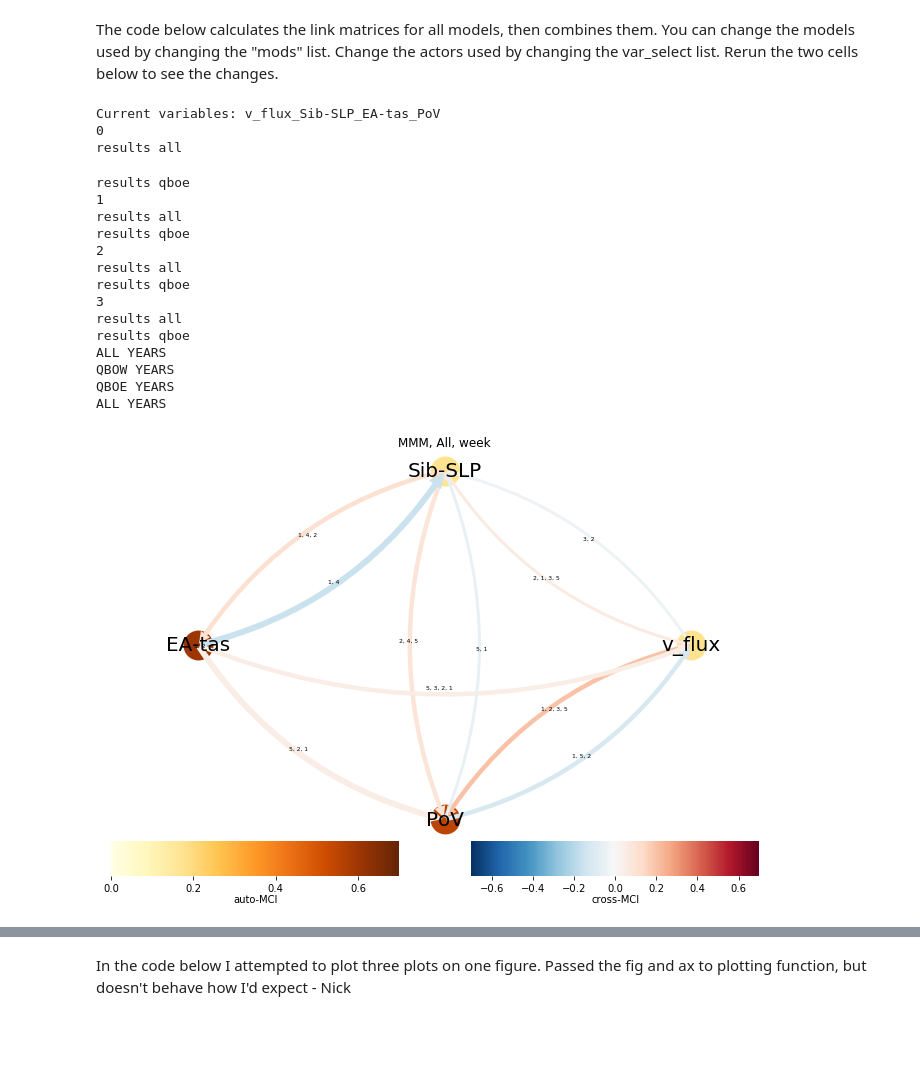
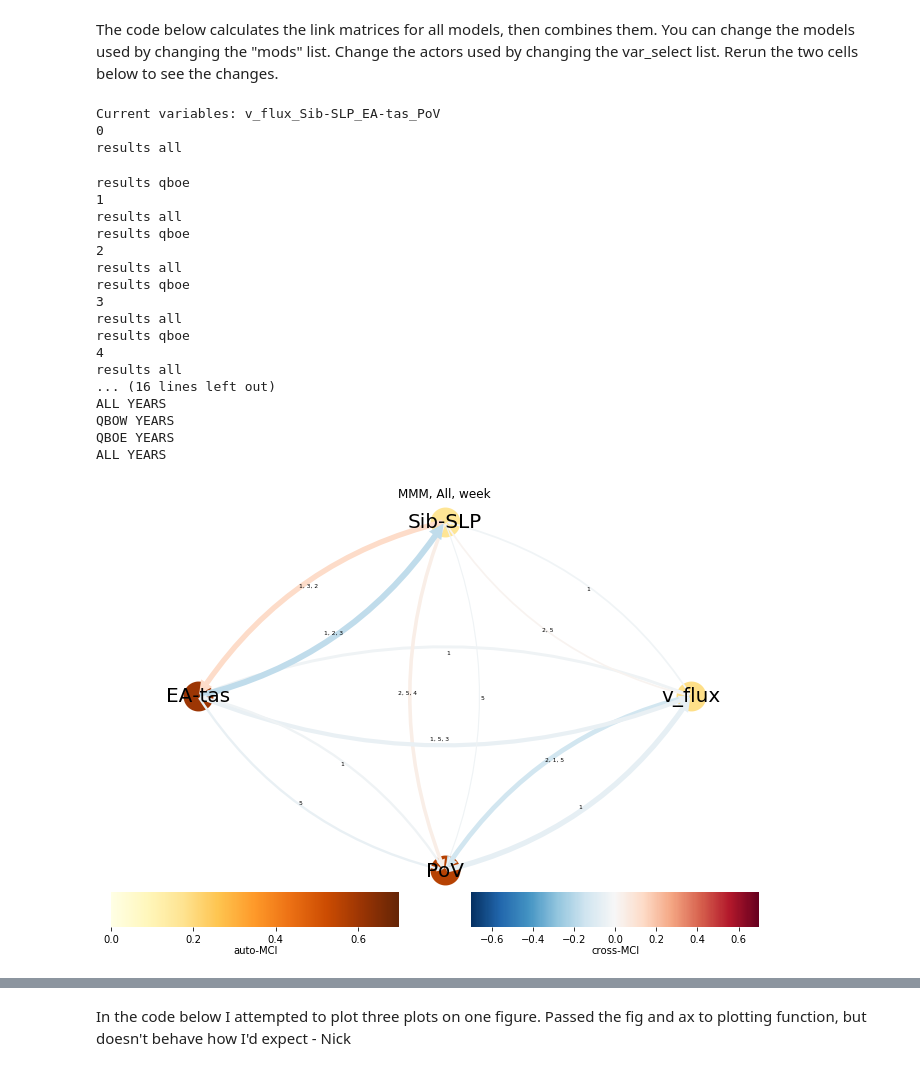
Before and after one commit to nltyrrell/qboicen_ipynb, a Jupyter notebook: ensemble_QBOi_CEN_Exp1_day.ipynb, the cells around one changed output, grey strips where cells are left out. Drawn from its saved outputs; the diff is of its cells as text; code cells hidden in the pictures; blank space fills up the shorter version.

```diff
--- a/ensemble_QBOi_CEN_Exp1_day.ipynb
+++ b/ensemble_QBOi_CEN_Exp1_day.ipynb
@@ -284,0 +297,7 @@ mirocmiroc_esm_abs_week_r3 = weekmean(mirocmiroc_esm_r3)
+# %%
+for v in vlist:
+    for mn, m in enumerate(mods):
+        plt.figure(figsize=(15,3))
+        plt.plot(pd.to_datetime(m.index)[0:400],m[v][0:400])
+        plt.title(mod_name[mn]+", "+v,size=20)
+        plt.grid('on')
@@ -564,31 +598,30 @@ def run_and_plot_prepare_ensemble(dataframe, cond_ind_test, var_select, tau_max,
 ### WORKING QBOE/W MASK
 ###
 
-mods = [cam_noqbo,cccmacmam_noqbo,isac_cnrecham5sh_noqbo,
-        mirocmiroc_esm_noqbo]
-        #mirocmiroc_agcm_noqbo,
+mods = [cam_noqbo_r1,cam_noqbo_r3,
+        cccmacmam_noqbo_r1,cccmacmam_noqbo_r2,cccmacmam_noqbo_r2,
+        isac_cnrecham5sh_noqbo,
+        mirocmiroc_agcm_noqbo,
+        mirocmiroc_esm_noqbo_r1, mirocmiroc_esm_noqbo_r2, mirocmiroc_esm_noqbo_r3]
         #,mohcumga7_noqbo]
         #,mrimri_esm2_noqbo,waccm_noqbo,
         #yonseihadgem2_a_noqbo,yonseihadgem2_ac_noqbo]
 
-qemask = [cam_qboe_mask, cccmacmam_qboe_mask, isac_cnrecham5sh_qboe_mask,
-        mirocmiroc_esm_qboe_mask]
-        # mirocmiroc_agcm_qboe_mask,
-        #,mohcumga7_qboe_mask]
-        #,mrimri_esm2_qboe_mask,waccm_qboe_mask,
-        #yonseihadgem2_a_qboe_mask,yonseihadgem2_ac_qboe_mask]
-qwmask = [cam_qbow_mask, cccmacmam_qbow_mask, isac_cnrecham5sh_qbow_mask,
-        mirocmiroc_esm_qbow_mask]
-        # mirocmiroc_agcm_qbow_mask,
-        #,mohcumga7_qbow_mask]
-        #,mrimri_esm2_qbow_mask,waccm_qbow_mask,
-        #yonseihadgem2_a_qbow_mask,yonseihadgem2_ac_qbow_mask]
-monmask = [cam_noqbo_mask, cccmacmam_noqbo_mask, isac_cnrecham5sh_noqbo_mask,
-        mirocmiroc_esm_noqbo_mask]
-        #mirocmiroc_agcm_noqbo_mask,
-        #,mohcumga7_noqbo_mask]
-        #,mrimri_esm2_noqbo_mask,waccm_noqbo_mask,
-        #yonseihadgem2_a_noqbo_mask,yonseihadgem2_ac_noqbo_mask]
+qemask = [cam_qboe_mask_r1,cam_qboe_mask_r3,
+        cccmacmam_qboe_mask_r1,cccmacmam_qboe_mask_r2,cccmacmam_qboe_mask_r2,
+        isac_cnrecham5sh_qboe_mask,
+        mirocmiroc_agcm_qboe_mask,
+        mirocmiroc_esm_qboe_mask_r1, mirocmiroc_esm_qboe_mask_r2, mirocmiroc_esm_qboe_mask_r3]
+qwmask = [cam_qbow_mask_r1,cam_qbow_mask_r3,
+        cccmacmam_qbow_mask_r1,cccmacmam_qbow_mask_r2,cccmacmam_qbow_mask_r2,
+        isac_cnrecham5sh_qbow_mask,
+        mirocmiroc_agcm_qbow_mask,
+        mirocmiroc_esm_qbow_mask_r1, mirocmiroc_esm_qbow_mask_r2, mirocmiroc_esm_qbow_mask_r3]
+monmask = [cam_noqbo_mask_r1,cam_noqbo_mask_r3,
+        cccmacmam_noqbo_mask_r1,cccmacmam_noqbo_mask_r2,cccmacmam_noqbo_mask_r2,
+        isac_cnrecham5sh_noqbo_mask,
+        mirocmiroc_agcm_noqbo_mask,
+        mirocmiroc_esm_noqbo_mask_r1, mirocmiroc_esm_noqbo_mask_r2, mirocmiroc_esm_noqbo_mask_r3]
 
 # var_select=['EA-tas','BK-tas','Sib-SLP','Ural-SLP'] #,'EA-tas']
 var_select=['NAO','BK-SIC','EA-tas','PoV','Sib-SLP','Ural-SLP'] # ['BK-tas','EA-tas','PoV','v_flux','Sib-SLP']
@@ -696,34 +729,37 @@ tp.plot_graph(
     vmin_nodes=vmin_nodes,
     cmap_nodes=cmap_nodes,
     cmap_edges=cmap_edges,
     node_size=30,
     node_label_size=20,
     arrowhead_size=20,
     arrow_linewidth=30,
     show_colorbar=True
     )
 
 if savefig:
     plt.savefig('modens_week_{}.png'.format(current_var), bbox_inches='tight')
 # %% [output]
 Current variables: v_flux_Sib-SLP_EA-tas_PoV
 0
 results all
 results qboe
 1
 results all
 results qboe
 2
 results all
 results qboe
 3
 results all
 results qboe
+4
+results all
+... (16 lines left out)
 ALL YEARS
 QBOW YEARS
 QBOE YEARS
 ALL YEARS
-[figure, old version]
+[figure, new version]
 # %%
 fig = plt.figure(figsize=(10,8))
 ax = plt.subplot(111,frameon=False)
```
Also changed, not shown: parts of 15 cells of this notebook, 2 other files.
